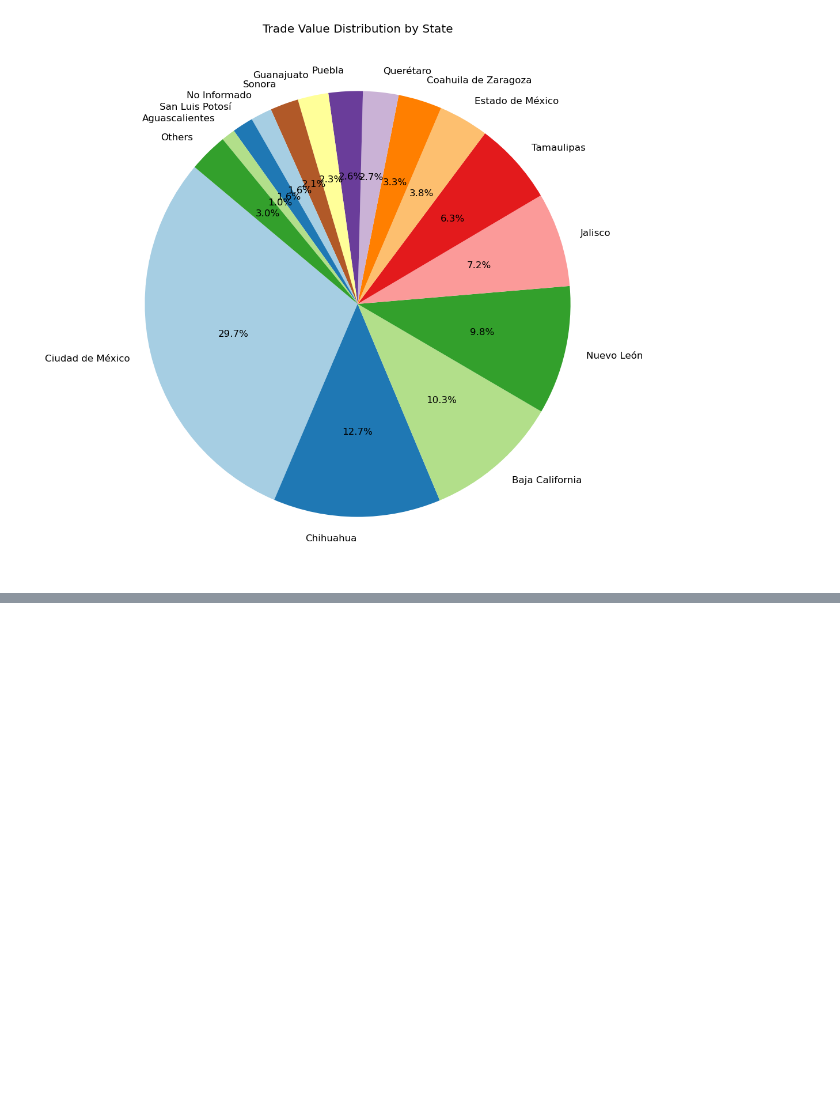
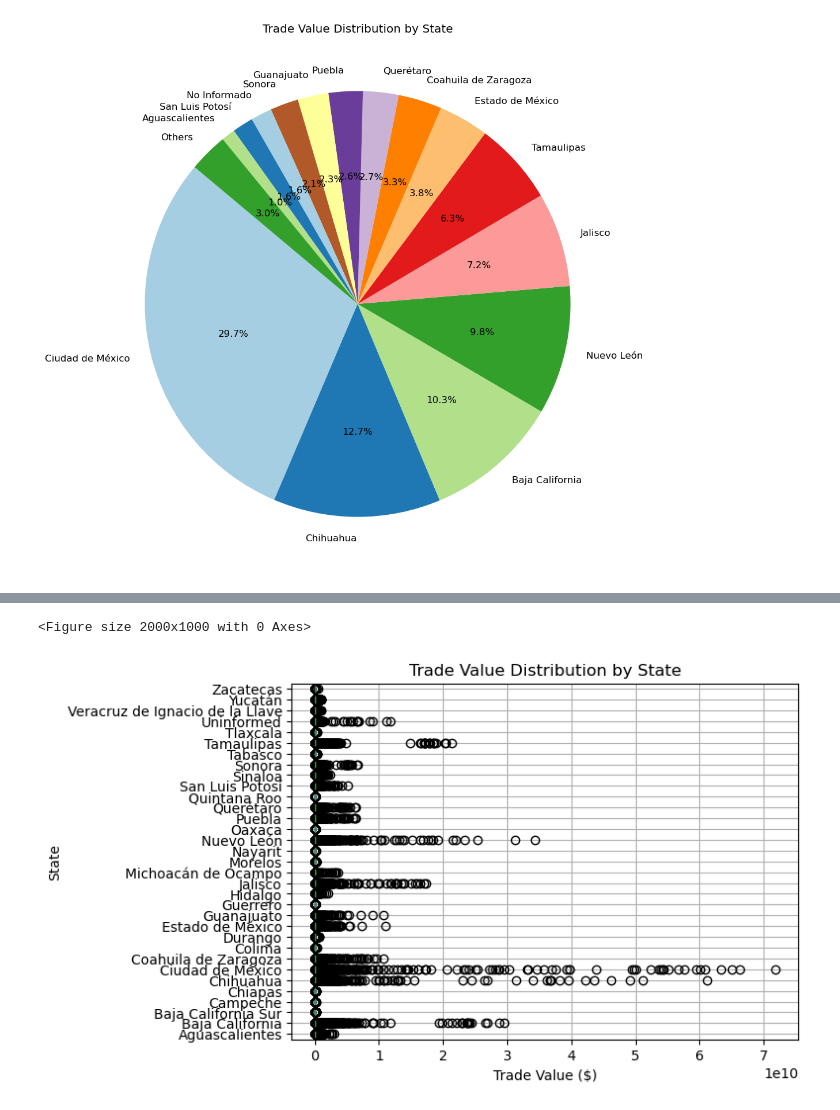
Before and after one commit to davidgirma/project1-team2, a Jupyter notebook: Foreign_Trade_Plots.ipynb, the cells around one changed output, grey strips where cells are left out. Saved outputs shown, nothing was run; the diff lists cells and outputs as text; code cells hidden in the pictures; blank space fills up the shorter version.

```diff
--- a/Foreign_Trade_Plots.ipynb
+++ b/Foreign_Trade_Plots.ipynb
@@ -105,0 +124,12 @@ plt.show()
+# %%
+plt.figure(figsize=(20, 10))
+df1.boxplot(by='State', column=['Trade Value'], vert=False)
+plt.title('Trade Value Distribution by State')
+plt.suptitle('')  # Remove the automatic 'Boxplot grouped by State' title
+plt.ylabel('State')
+plt.xlabel('Trade Value ($)')
+plt.grid(True)
+plt.show()
+# %% [output]
+<Figure size 2000x1000 with 0 Axes>
+[figure, added]
```
Also changed, not shown: parts of 7 cells of this notebook, 3 other files.
